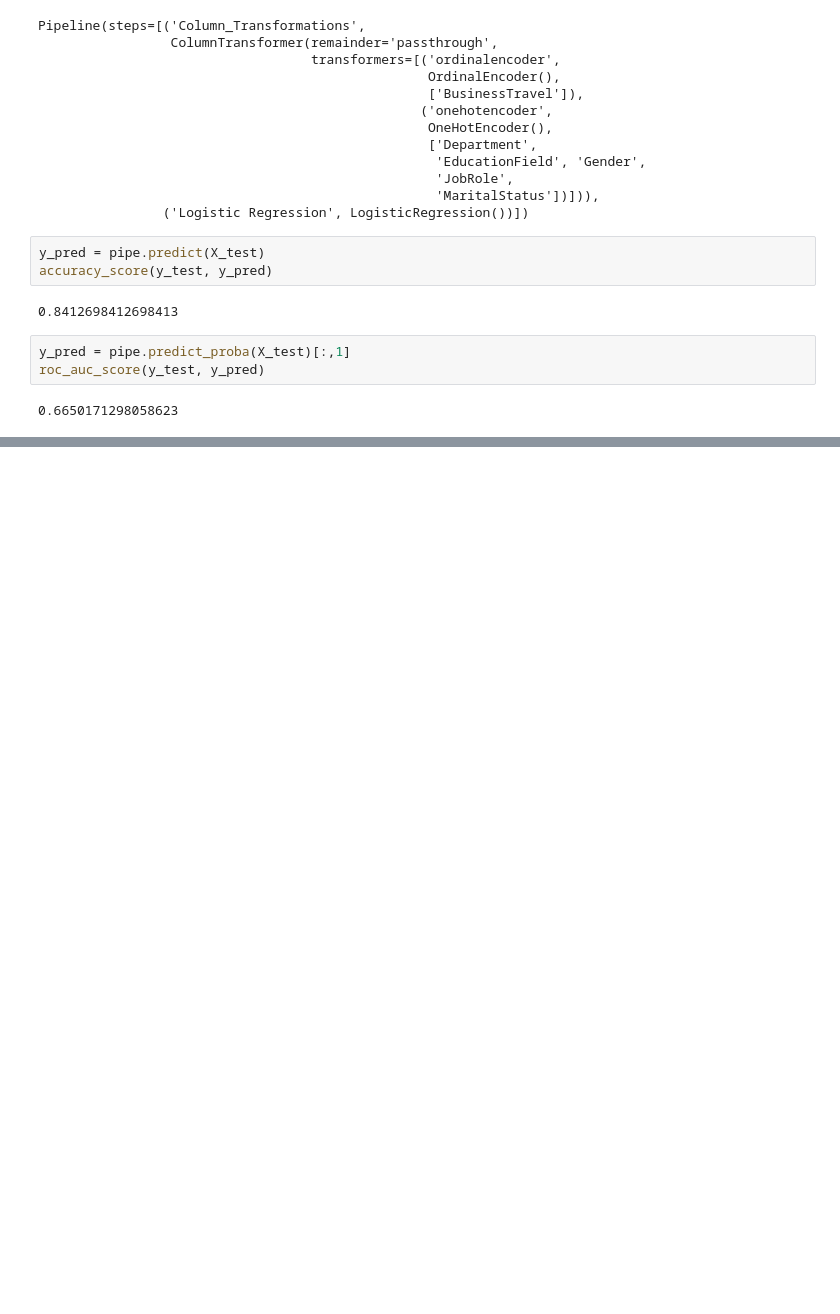
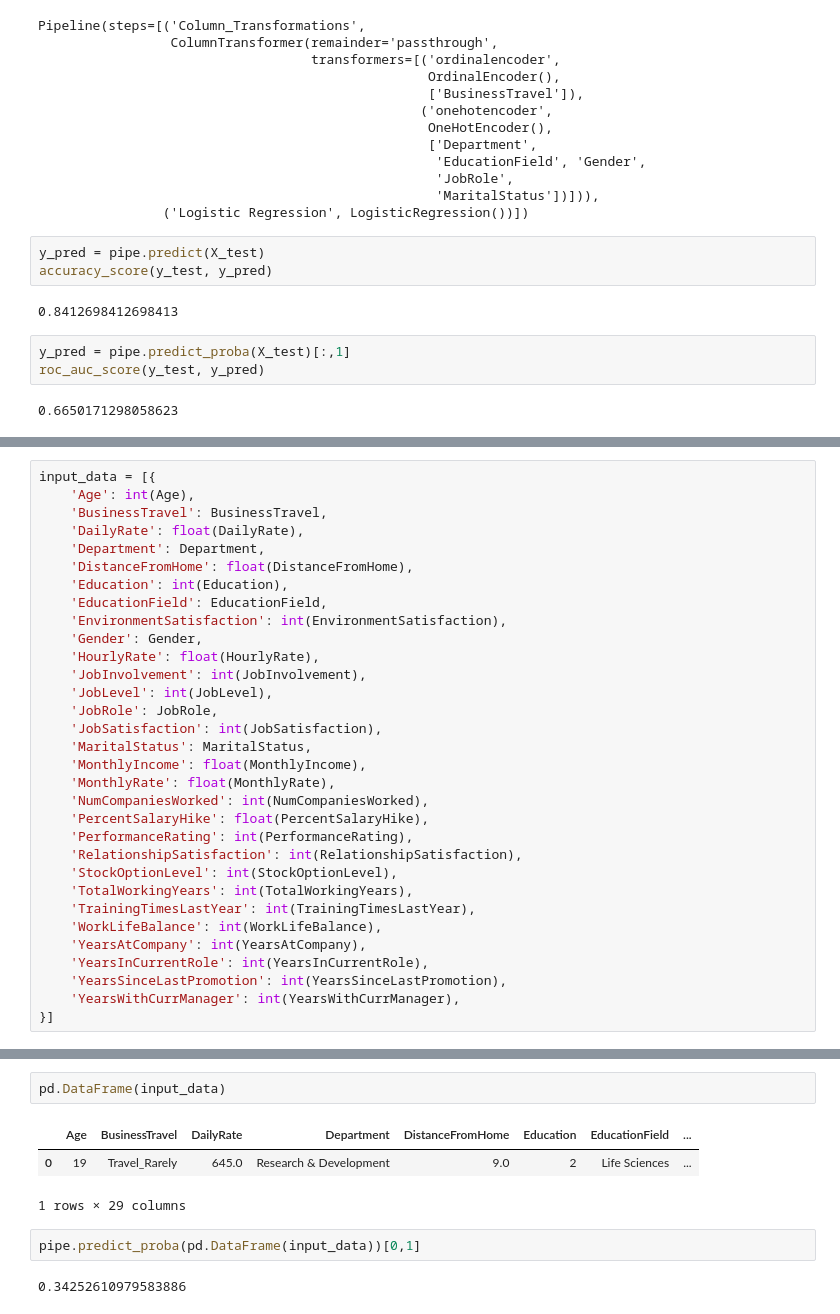
Before and after one commit to 001DEEPANSHU/IBM_Employee_Attrition_Prediciton, a Jupyter notebook: modelling.py.ipynb, the cells around one changed output, grey strips where cells are left out. Drawn from its saved outputs; the diff is of its cells as text; blank space fills up the shorter version.

```diff
--- a/modelling.py.ipynb
+++ b/modelling.py.ipynb
@@ -273,0 +342,32 @@ roc_auc_score(y_test, y_pred)
+# %%
+input_data = [{
+    'Age': int(Age),
+    'BusinessTravel': BusinessTravel,
+    'DailyRate': float(DailyRate),
+    'Department': Department,
+    'DistanceFromHome': float(DistanceFromHome),
+    'Education': int(Education),
+    'EducationField': EducationField,
+    'EnvironmentSatisfaction': int(EnvironmentSatisfaction),
+    'Gender': Gender,
+    'HourlyRate': float(HourlyRate),
+    'JobInvolvement': int(JobInvolvement),
+    'JobLevel': int(JobLevel),
+    'JobRole': JobRole,
+    'JobSatisfaction': int(JobSatisfaction),
+    'MaritalStatus': MaritalStatus,
+    'MonthlyIncome': float(MonthlyIncome),
+    'MonthlyRate': float(MonthlyRate),
+    'NumCompaniesWorked': int(NumCompaniesWorked),
+    'PercentSalaryHike': float(PercentSalaryHike),
+    'PerformanceRating': int(PerformanceRating),
+    'RelationshipSatisfaction': int(RelationshipSatisfaction),
+    'StockOptionLevel': int(StockOptionLevel),
+    'TotalWorkingYears': int(TotalWorkingYears),
+    'TrainingTimesLastYear': int(TrainingTimesLastYear),
+    'WorkLifeBalance': int(WorkLifeBalance),
+    'YearsAtCompany': int(YearsAtCompany),
+    'YearsInCurrentRole': int(YearsInCurrentRole),
+    'YearsSinceLastPromotion': int(YearsSinceLastPromotion),
+    'YearsWithCurrManager': int(YearsWithCurrManager),
+}]
@@ -273,0 +394,10 @@ roc_auc_score(y_test, y_pred)
+# %%
+pd.DataFrame(input_data)
+# %% [output]
+|  | Age | BusinessTravel | DailyRate | Department | DistanceFromHome | Education | EducationField | ... |
+| 0 | 19 | Travel_Rarely | 645.0 | Research & Development | 9.0 | 2 | Life Sciences | ... |
+1 rows × 29 columns
+# %%
+pipe.predict_proba(pd.DataFrame(input_data))[0,1]
+# %% [output]
+0.34252610979583886
```
Also changed, not shown: parts of 29 cells of this notebook.
